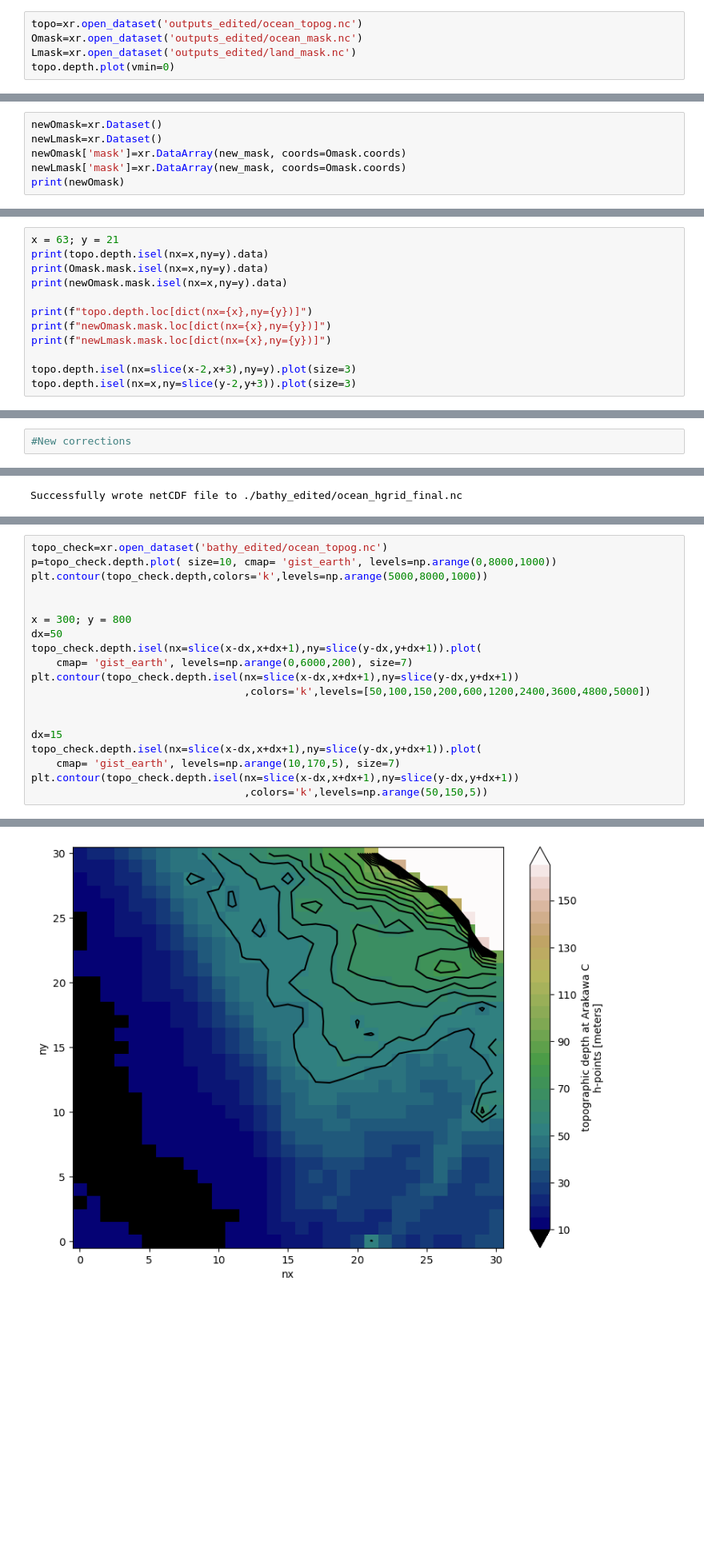
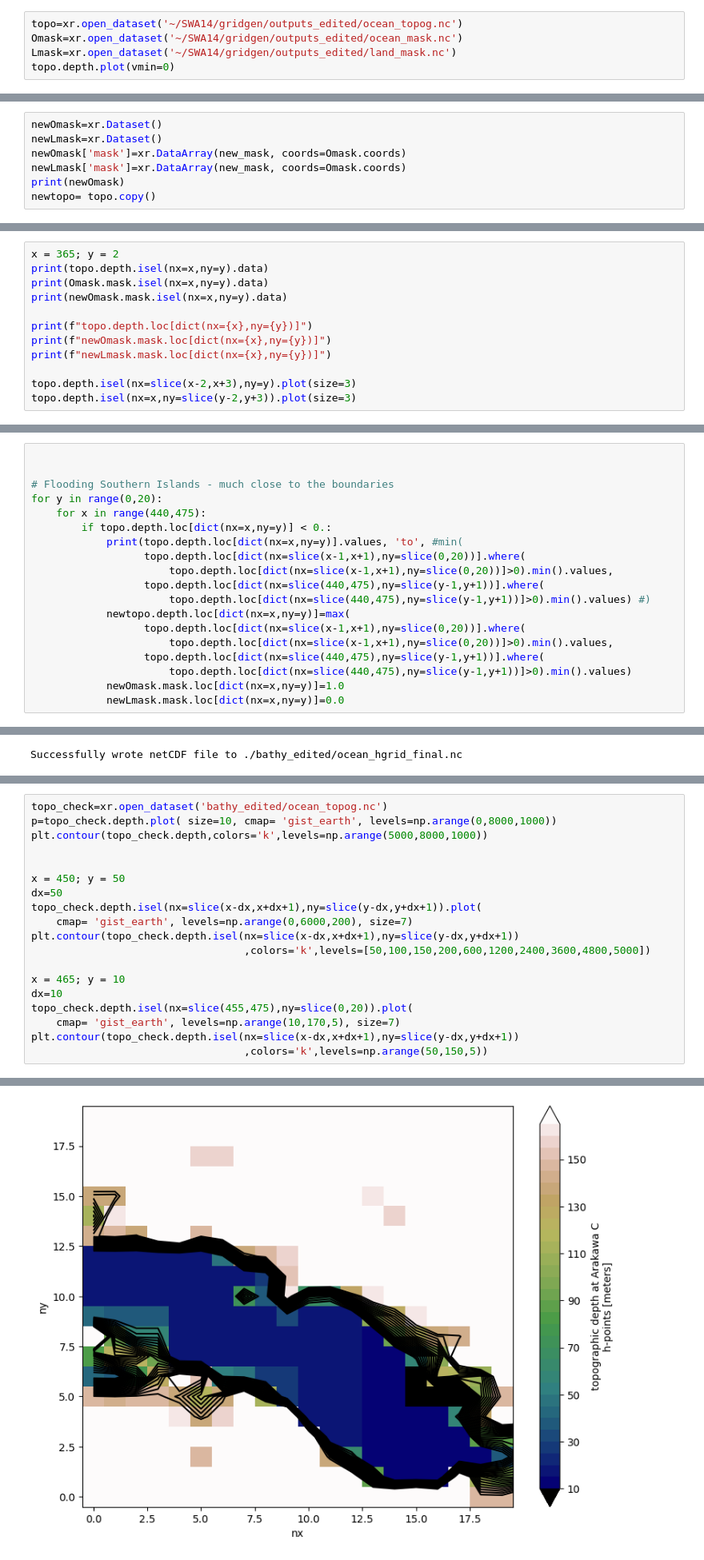
Before and after one commit to nlaureanti/SWA14, a Jupyter notebook: gridgen/fix_topog.ipynb, the cells around one changed output, grey strips where cells are left out. Shown at 80% size. Cells and saved outputs as stored; diff of their text form; blank space fills up the shorter version.

Commit message:
Islands masking review

```diff
--- a/gridgen/fix_topog.ipynb
+++ b/gridgen/fix_topog.ipynb
@@ -2,9 +2,9 @@
 import xarray as xr
 import matplotlib.pyplot as plt
 # %%
-topo=xr.open_dataset('outputs_edited/ocean_topog.nc')
-Omask=xr.open_dataset('outputs_edited/ocean_mask.nc')
-Lmask=xr.open_dataset('outputs_edited/land_mask.nc')
+topo=xr.open_dataset('~/SWA14/gridgen/outputs_edited/ocean_topog.nc')
+Omask=xr.open_dataset('~/SWA14/gridgen/outputs_edited/ocean_mask.nc')
+Lmask=xr.open_dataset('~/SWA14/gridgen/outputs_edited/land_mask.nc')
 topo.depth.plot(vmin=0)
 # %% [output]
 <matplotlib.collections.QuadMesh at 0x...>
@@ -52,6 +52,7 @@ newLmask=xr.Dataset()
 newOmask['mask']=xr.DataArray(new_mask, coords=Omask.coords)
 newLmask['mask']=xr.DataArray(new_mask, coords=Omask.coords)
 print(newOmask)
+newtopo= topo.copy()
 # %% [output]
 <xarray.Dataset>
 Dimensions:  (ny: 857, nx: 857)
@@ -526,5 +536,5 @@ newOmask.mask.isel(nx=slice(x-2,x+3),ny=slice(y-2,y+3)).plot(vmin=0,vmax=1,size=
 # %%
-x = 63; y = 21
+x = 365; y = 2
 print(topo.depth.isel(nx=x,ny=y).data)
 print(Omask.mask.isel(nx=x,ny=y).data)
 print(newOmask.mask.isel(nx=x,ny=y).data)
@@ -548,2 +558,19 @@ newLmask.mask.loc[dict(nx=63,ny=21)]
 # %%
-#New corrections
+
+
+# Flooding Southern Islands - much close to the boundaries
+for y in range(0,20):
+    for x in range(440,475):
+        if topo.depth.loc[dict(nx=x,ny=y)] < 0.:
+            print(topo.depth.loc[dict(nx=x,ny=y)].values, 'to', #min(
+                  topo.depth.loc[dict(nx=slice(x-1,x+1),ny=slice(0,20))].where(
+                      topo.depth.loc[dict(nx=slice(x-1,x+1),ny=slice(0,20))]>0).min().values,
+                  topo.depth.loc[dict(nx=slice(440,475),ny=slice(y-1,y+1))].where(
+                      topo.depth.loc[dict(nx=slice(440,475),ny=slice(y-1,y+1))]>0).min().values) #)
+            newtopo.depth.loc[dict(nx=x,ny=y)]=max(
+                  topo.depth.loc[dict(nx=slice(x-1,x+1),ny=slice(0,20))].where(
+                      topo.depth.loc[dict(nx=slice(x-1,x+1),ny=slice(0,20))]>0).min().values,
+                  topo.depth.loc[dict(nx=slice(440,475),ny=slice(y-1,y+1))].where(
+                      topo.depth.loc[dict(nx=slice(440,475),ny=slice(y-1,y+1))]>0).min().values)
+            newOmask.mask.loc[dict(nx=x,ny=y)]=1.0
+            newLmask.mask.loc[dict(nx=x,ny=y)]=0.0
@@ -620,16 +672,16 @@ p=topo_check.depth.plot( size=10, cmap= 'gist_earth', levels=np.arange(0,8000,10
 plt.contour(topo_check.depth,colors='k',levels=np.arange(5000,8000,1000))
 
 
-x = 300; y = 800
+x = 450; y = 50
 dx=50
 topo_check.depth.isel(nx=slice(x-dx,x+dx+1),ny=slice(y-dx,y+dx+1)).plot(
     cmap= 'gist_earth', levels=np.arange(0,6000,200), size=7)
 plt.contour(topo_check.depth.isel(nx=slice(x-dx,x+dx+1),ny=slice(y-dx,y+dx+1))
                                   ,colors='k',levels=[50,100,150,200,600,1200,2400,3600,4800,5000])
 
-
-dx=15
-topo_check.depth.isel(nx=slice(x-dx,x+dx+1),ny=slice(y-dx,y+dx+1)).plot(
+x = 465; y = 10
+dx=10
+topo_check.depth.isel(nx=slice(455,475),ny=slice(0,20)).plot(
     cmap= 'gist_earth', levels=np.arange(10,170,5), size=7)
 plt.contour(topo_check.depth.isel(nx=slice(x-dx,x+dx+1),ny=slice(y-dx,y+dx+1))
                                   ,colors='k',levels=np.arange(50,150,5))
@@ -640,4 +692,4 @@ plt.contour(topo_check.depth.isel(nx=slice(x-dx,x+dx+1),ny=slice(y-dx,y+dx+1))
-[figure, old version]
+[figure, new version]
 # %%
 print(topo_check.depth.isel(nx=283,ny=783))
 topo_check.depth.isel(nx=55,ny=199)
```
Also changed, not shown: parts of 10 cells of this notebook, 2 other files.
